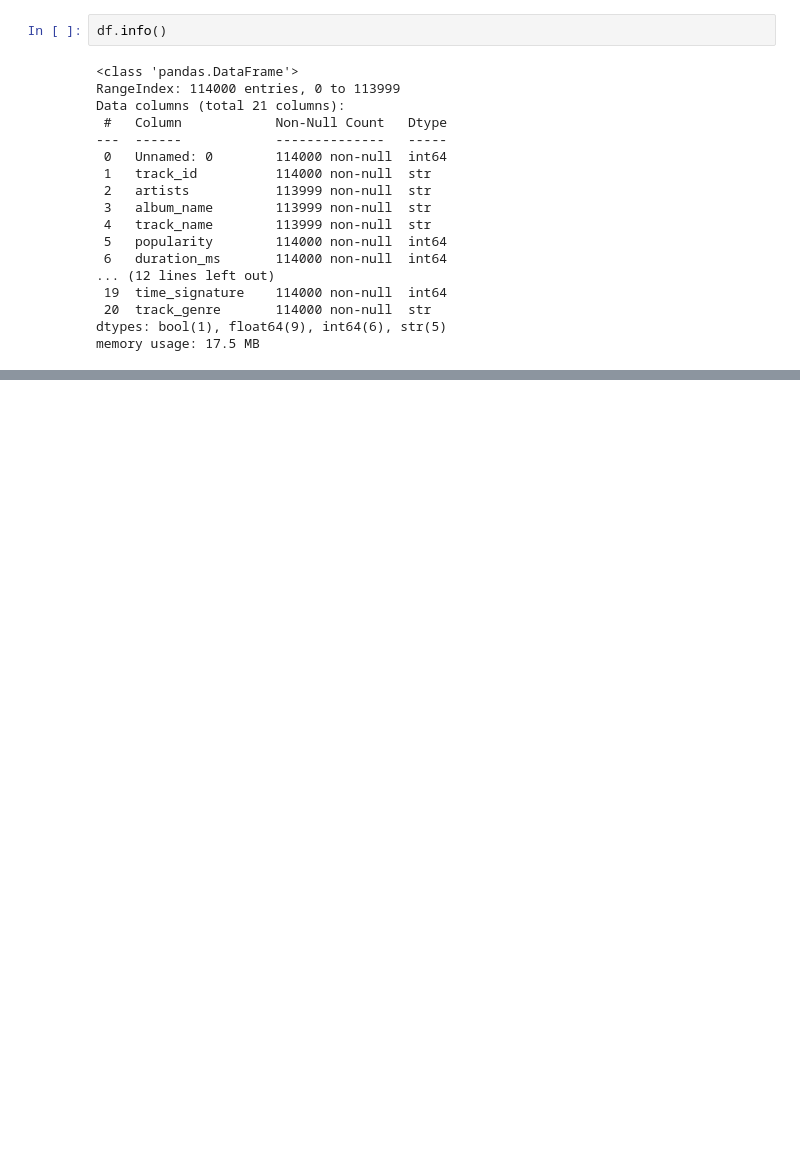
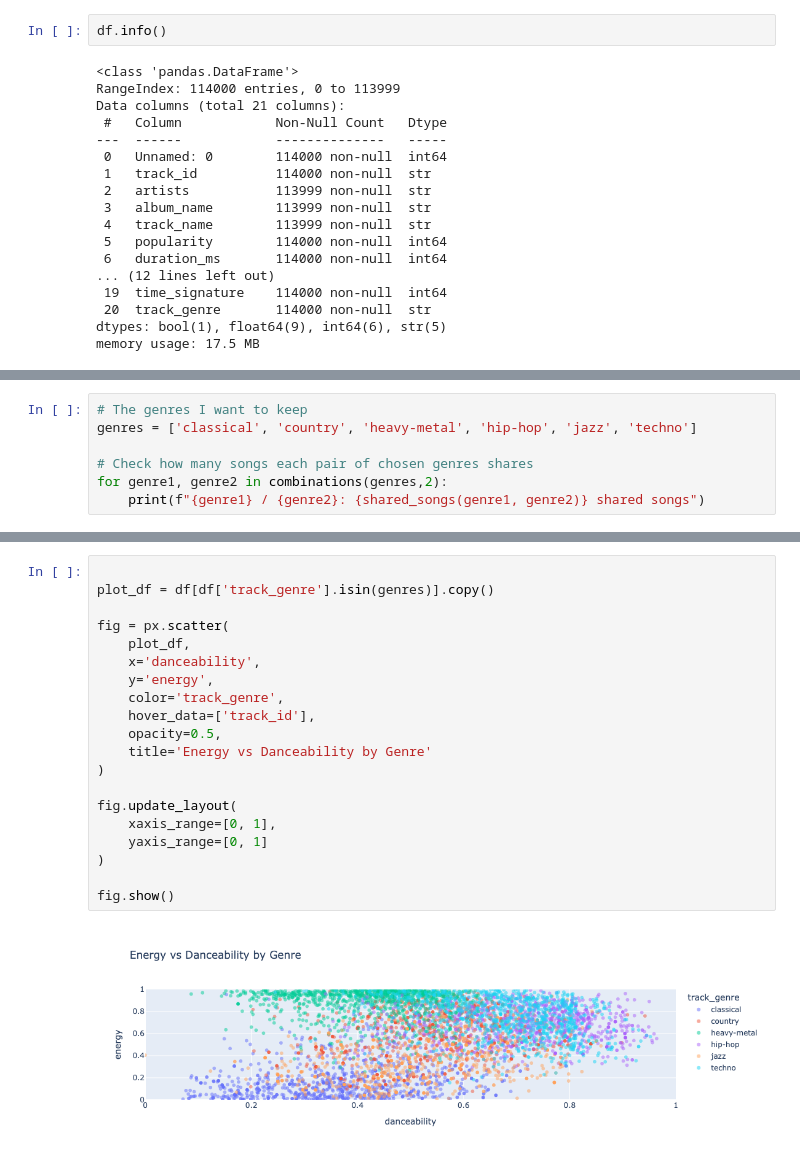
Before and after one commit to ehsamjo12/spotify-genre-classifier, a Jupyter notebook: notebooks/spotify_genre_classification.ipynb, the cells around one changed output, grey strips where cells are left out. Cells and saved outputs as stored; diff of their text form; blank space fills up the shorter version.

```diff
--- a/notebooks/spotify_genre_classification.ipynb
+++ b/notebooks/spotify_genre_classification.ipynb
@@ -432,0 +417,7 @@ pd.crosstab(df['track_genre'], df['key'])
+# %%
+# The genres I want to keep
+genres = ['classical', 'country', 'heavy-metal', 'hip-hop', 'jazz', 'techno']
+
+# Check how many songs each pair of chosen genres shares
+for genre1, genre2 in combinations(genres,2):
+    print(f"{genre1} / {genre2}: {shared_songs(genre1, genre2)} shared songs")
@@ -432,0 +494,22 @@ pd.crosstab(df['track_genre'], df['key'])
+# %%
+
+plot_df = df[df['track_genre'].isin(genres)].copy()
+
+fig = px.scatter(
+    plot_df,
+    x='danceability',
+    y='energy',
+    color='track_genre',
+    hover_data=['track_id'],
+    opacity=0.5,
+    title='Energy vs Danceability by Genre'
+)
+
+fig.update_layout(
+    xaxis_range=[0, 1],
+    yaxis_range=[0, 1]
+)
+
+fig.show()
+# %% [output]
+[figure, added]
```
Also changed, not shown: parts of 173 cells of this notebook.
